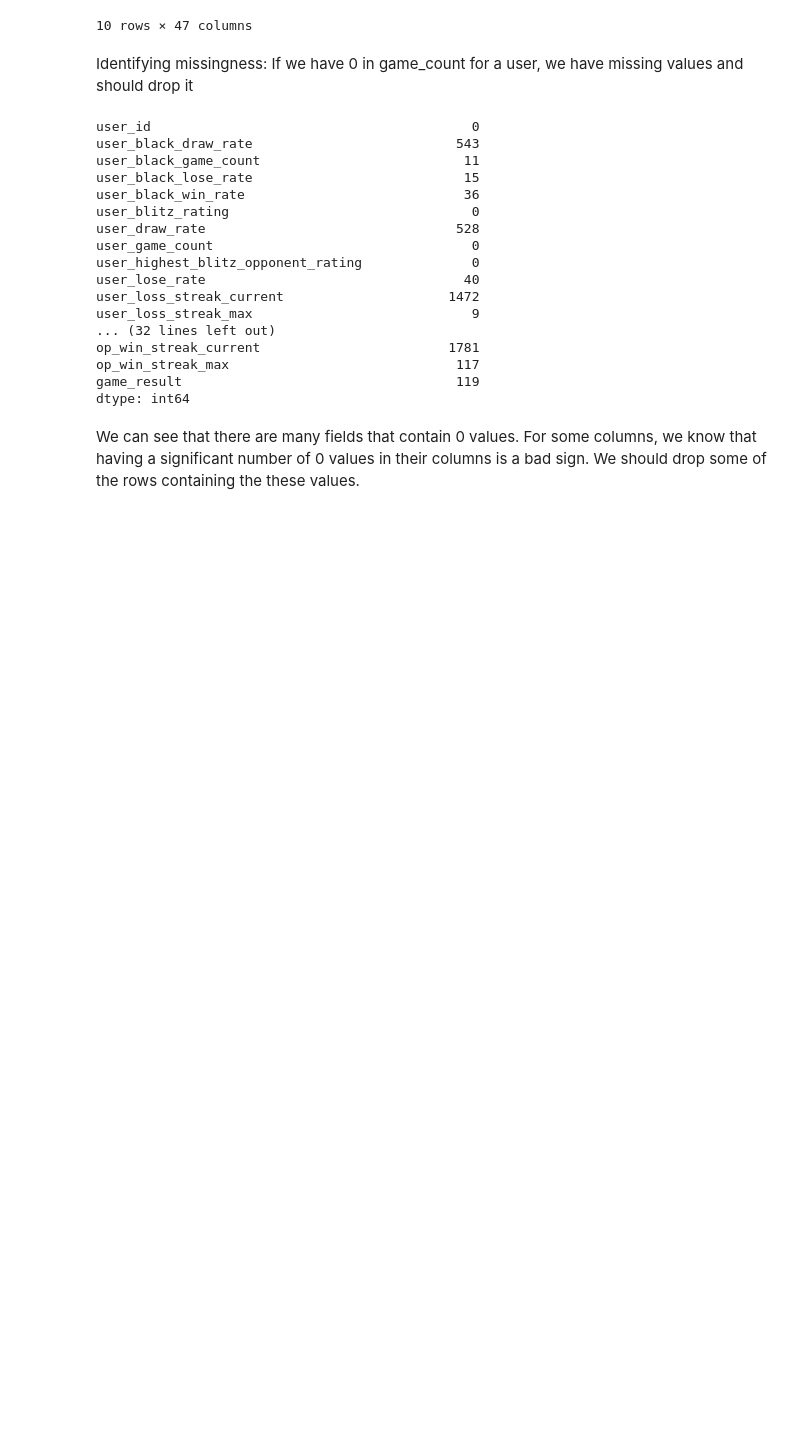
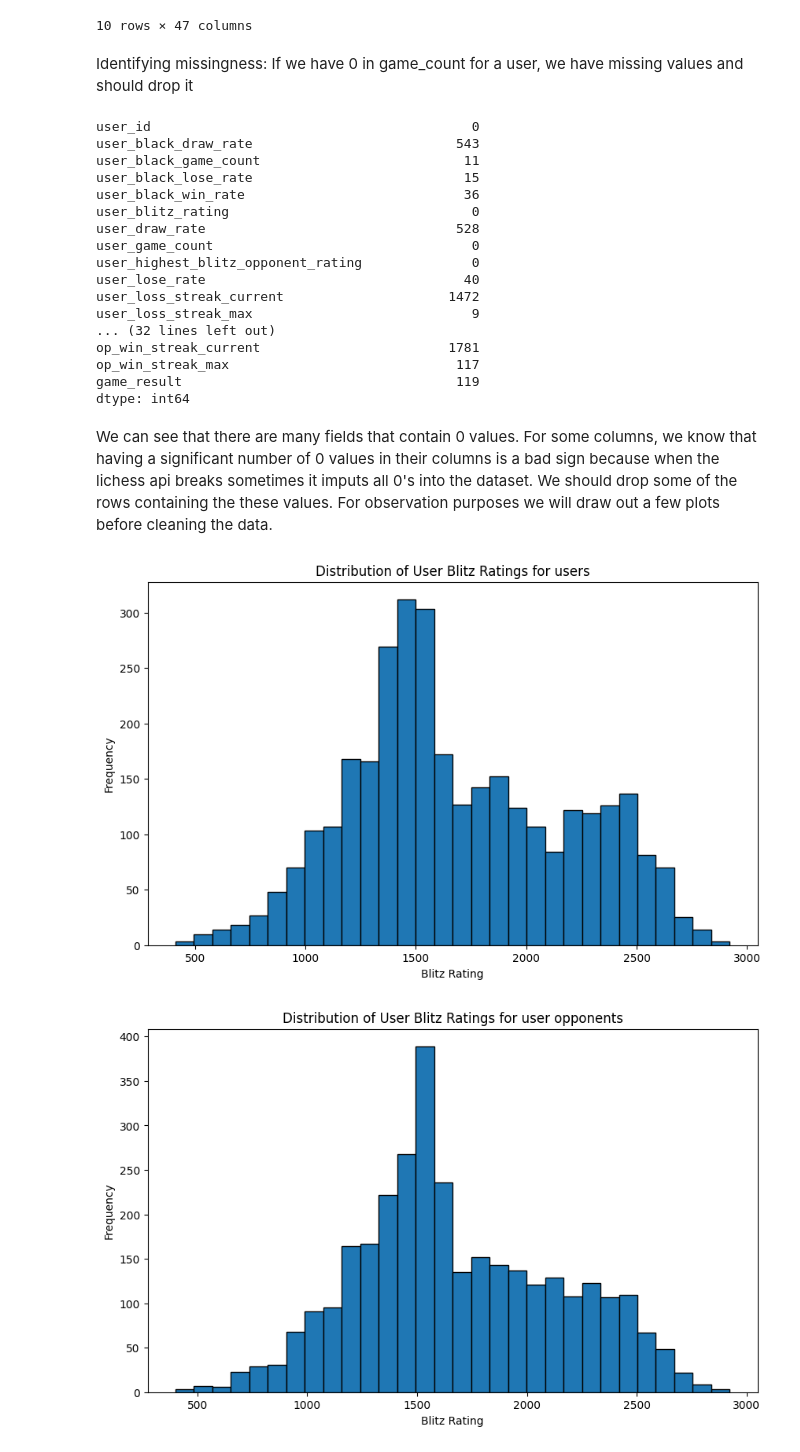
Before and after one commit to KaiSolter/cs506_final_project, a Jupyter notebook: 1tia/test.ipynb, the cells around one changed output. Cells and saved outputs as stored; diff of their text form; code cells hidden in the pictures; blank space fills up the shorter version.

```diff
--- a/1tia/test.ipynb
+++ b/1tia/test.ipynb
@@ -76,4 +76,22 @@ op_win_streak_max                             117
 game_result                                   119
 dtype: int64
 # %% [markdown]
-We can see that there are many fields that contain 0 values. For some columns, we know that having a significant number of 0 values in their columns is a bad sign. We should drop some of the rows containing the these values.
+We can see that there are many fields that contain 0 values. For some columns, we know that having a significant number of 0 values in their columns is a bad sign because when the lichess api breaks sometimes it imputs all 0's into the dataset. We should drop some of the rows containing the these values. For observation purposes we will draw out a few plots before cleaning the data.
+# %%
+# Replace 'df' with the name of your DataFrame if it's different
+plt.figure(figsize=(10, 6))
+plt.hist(df['user_blitz_rating'], bins=30, edgecolor='black')
+plt.title('Distribution of User Blitz Ratings for users')
+plt.xlabel('Blitz Rating')
+plt.ylabel('Frequency')
+plt.show()
+
+plt.figure(figsize=(10, 6))
+plt.hist(df['op_blitz_rating'], bins=30, edgecolor='black')
+plt.title('Distribution of User Blitz Ratings for user opponents')
+plt.xlabel('Blitz Rating')
+plt.ylabel('Frequency')
+plt.show()
+# %% [output]
+[figure, added]
+[figure, added]
```
Also changed, not shown: parts of 17 cells of this notebook.
